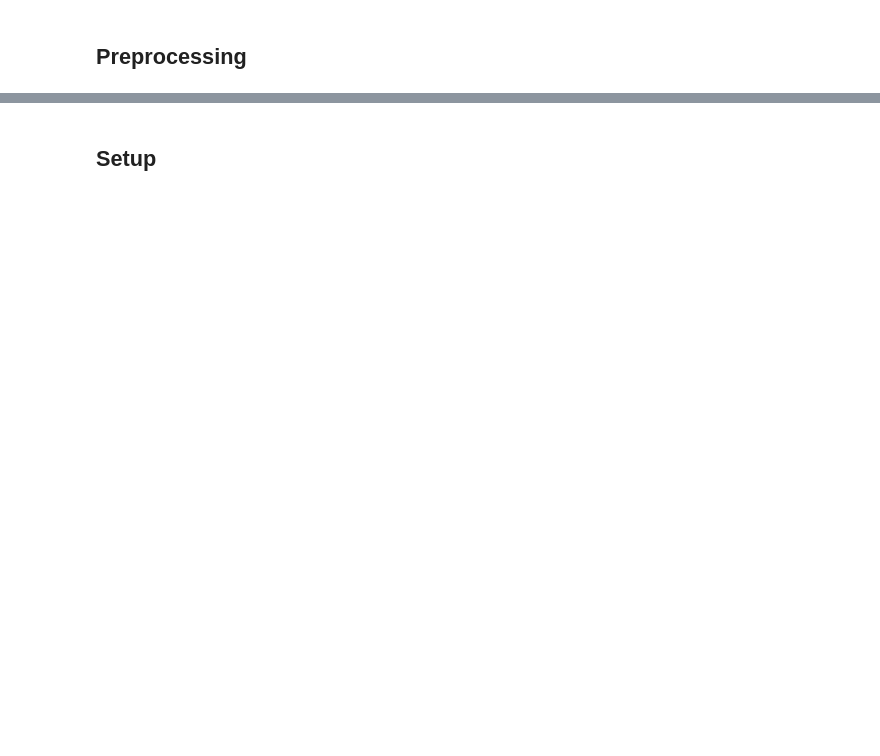
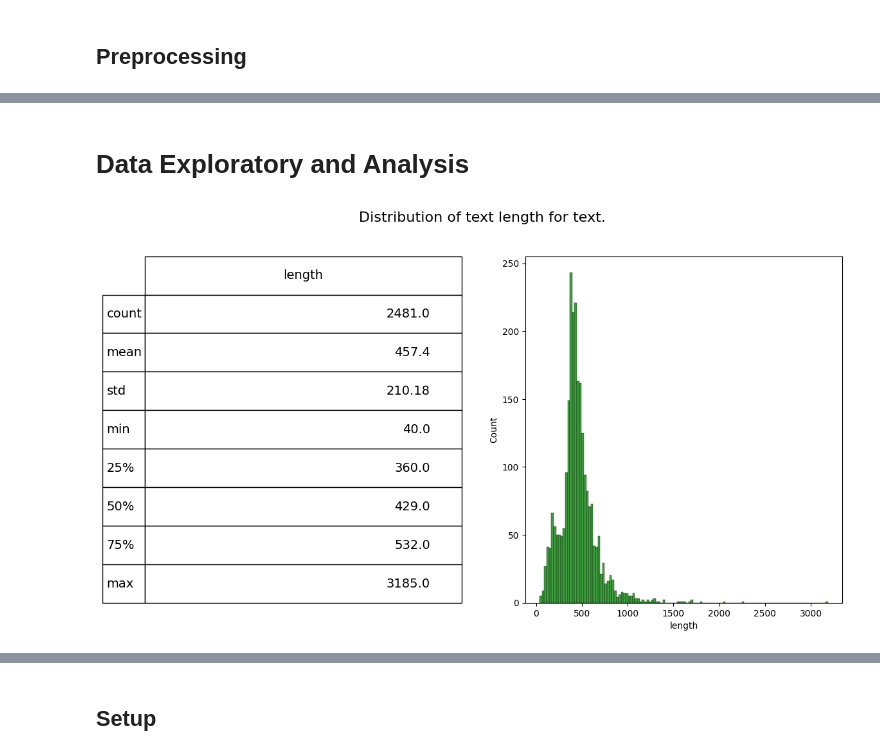
Before and after one commit to OG-Habit/5101_finalproject, a Jupyter notebook: main.ipynb, the cells around one changed output, grey strips where cells are left out. Cells and saved outputs as stored; diff of their text form; code cells hidden in the pictures; blank space fills up the shorter version.

```diff
--- a/main.ipynb
+++ b/main.ipynb
@@ -168,2 +135,4 @@ df['clean'][0]
 # %%
 df.to_csv("data/cleaned.csv", index=False)
+# %% [markdown]
+# Data Exploratory and Analysis
@@ -169,0 +148,19 @@ df.to_csv("data/cleaned.csv", index=False)
+# %%
+fig = plt.figure(figsize=(14,7))
+df['length'] = df.clean.str.split().apply(len)
+ax1 = fig.add_subplot(122)
+sns.histplot(df['length'], ax=ax1,color='green')
+describe = df.length.describe().to_frame().round(2)
+
+ax2 = fig.add_subplot(121)
+ax2.axis('off')
+font_size = 14
+bbox = [0, 0, 1, 1]
+table = ax2.table(cellText = describe.values, rowLabels = describe.index, bbox=bbox, colLabels=describe.columns)
+table.set_fontsize(font_size)
+fig.suptitle('Distribution of text length for text.', fontsize=16)
+
+# fig = plt.gcf()
+plt.show()
+# %% [output]
+[figure, added]
```
Also changed, not shown: parts of 87 cells of this notebook, 4 other files.
